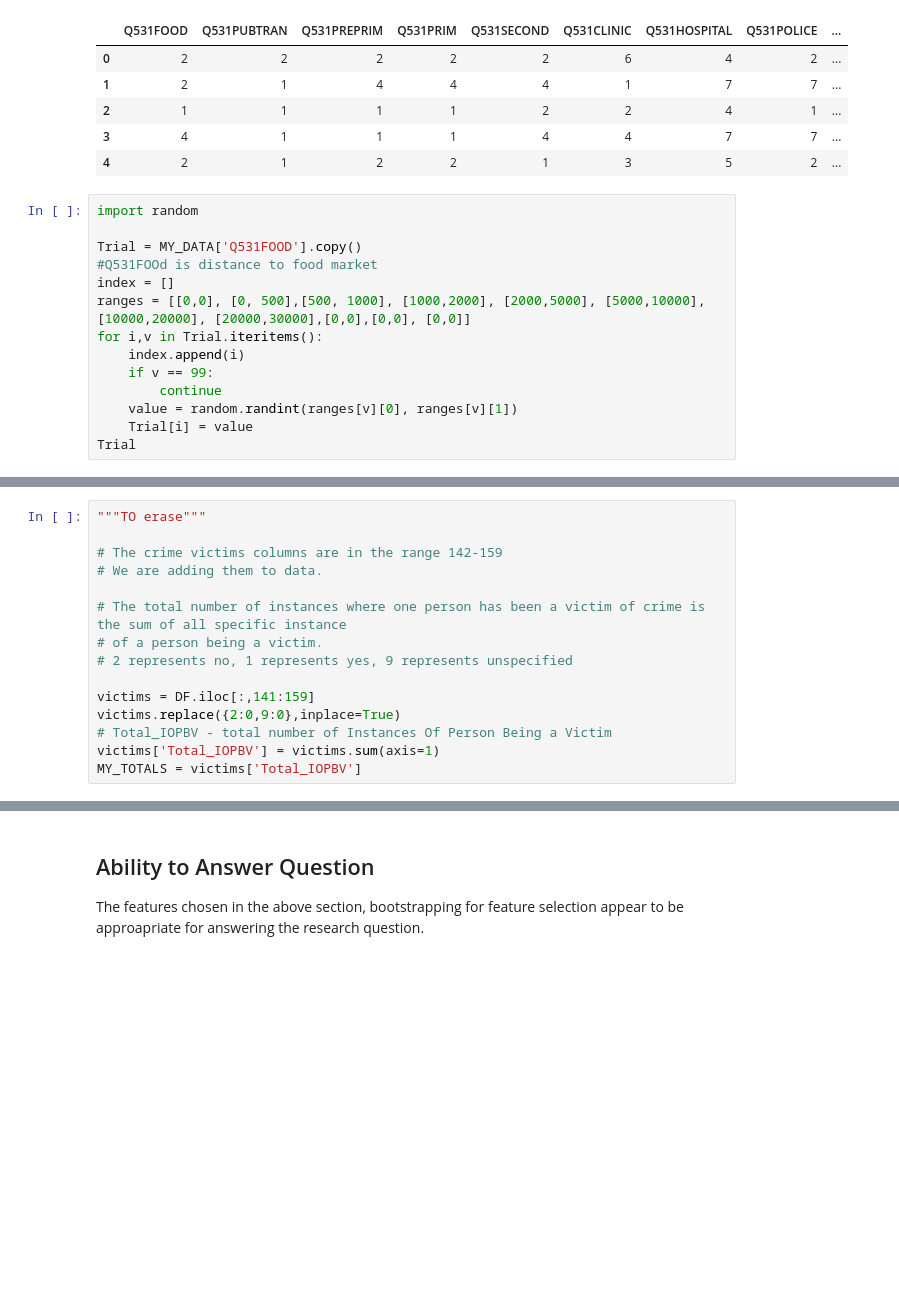
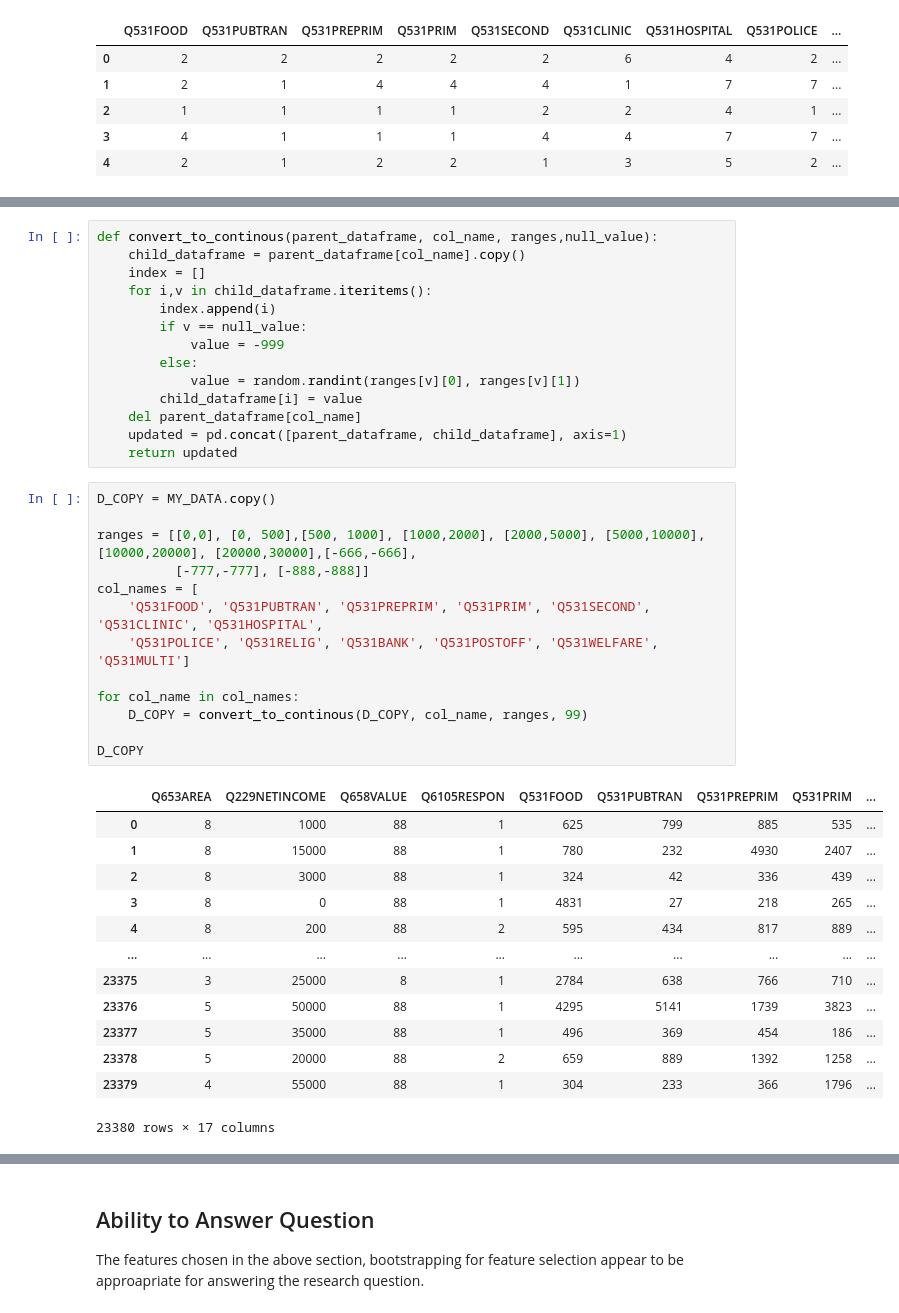
Before and after one commit to DonaldMbara/DAE-Project, a Jupyter notebook: Project_part1 (copy).ipynb, the cells around one changed output, grey strips where cells are left out. Drawn from its saved outputs; the diff is of its cells as text; blank space fills up the shorter version.

```diff
--- a/Project_part1 (copy).ipynb
+++ b/Project_part1 (copy).ipynb
@@ -427,17 +428,3 @@ MY_DATA.head()
 | 2 | 1 | 1 | 1 | 1 | 2 | 2 | 4 | 1 | ... |
 | 3 | 4 | 1 | 1 | 1 | 4 | 4 | 7 | 7 | ... |
 | 4 | 2 | 1 | 2 | 2 | 1 | 3 | 5 | 2 | ... |
-# %%
-import random
-
-Trial = MY_DATA['Q531FOOD'].copy()
-#Q531FOOd is distance to food market
-index = []
-ranges = [[0,0], [0, 500],[500, 1000], [1000,2000], [2000,5000], [5000,10000], [10000,20000], [20000,30000],[0,0],[0,0], [0,0]]
-for i,v in Trial.iteritems():
-    index.append(i)
-    if v == 99:
-        continue
-    value = random.randint(ranges[v][0], ranges[v][1])
-    Trial[i] = value
-Trial
@@ -457,15 +431,41 @@ Name: Q531FOOD, Length: 23380, dtype: int64
-# %%
-"""TO erase"""
-
-# The crime victims columns are in the range 142-159
-# We are adding them to data.
-
-# The total number of instances where one person has been a victim of crime is the sum of all specific instance
-# of a person being a victim.
-# 2 represents no, 1 represents yes, 9 represents unspecified
-
-victims = DF.iloc[:,141:159]
-victims.replace({2:0,9:0},inplace=True)
-# Total_IOPBV - total number of Instances Of Person Being a Victim
-victims['Total_IOPBV'] = victims.sum(axis=1)
-MY_TOTALS = victims['Total_IOPBV']
+# %%
+def convert_to_continous(parent_dataframe, col_name, ranges,null_value):
+    child_dataframe = parent_dataframe[col_name].copy()
+    index = []
+    for i,v in child_dataframe.iteritems():
+        index.append(i)
+        if v == null_value:
+            value = -999
+        else:
+            value = random.randint(ranges[v][0], ranges[v][1])
+        child_dataframe[i] = value
+    del parent_dataframe[col_name]
+    updated = pd.concat([parent_dataframe, child_dataframe], axis=1)
+    return updated
+# %%
+D_COPY = MY_DATA.copy()
+
+ranges = [[0,0], [0, 500],[500, 1000], [1000,2000], [2000,5000], [5000,10000], [10000,20000], [20000,30000],[-666,-666],
+          [-777,-777], [-888,-888]]
+col_names = [
+    'Q531FOOD', 'Q531PUBTRAN', 'Q531PREPRIM', 'Q531PRIM', 'Q531SECOND', 'Q531CLINIC', 'Q531HOSPITAL',
+    'Q531POLICE', 'Q531RELIG', 'Q531BANK', 'Q531POSTOFF', 'Q531WELFARE', 'Q531MULTI']
+
+for col_name in col_names:
+    D_COPY = convert_to_continous(D_COPY, col_name, ranges, 99)
+
+D_COPY
+# %% [output]
+|  | Q653AREA | Q229NETINCOME | Q658VALUE | Q6105RESPON | Q531FOOD | Q531PUBTRAN | Q531PREPRIM | Q531PRIM | ... |
+| 0 | 8 | 1000 | 88 | 1 | 625 | 799 | 885 | 535 | ... |
+| 1 | 8 | 15000 | 88 | 1 | 780 | 232 | 4930 | 2407 | ... |
+| 2 | 8 | 3000 | 88 | 1 | 324 | 42 | 336 | 439 | ... |
+| 3 | 8 | 0 | 88 | 1 | 4831 | 27 | 218 | 265 | ... |
+| 4 | 8 | 200 | 88 | 2 | 595 | 434 | 817 | 889 | ... |
+| ... | ... | ... | ... | ... | ... | ... | ... | ... | ... |
+| 23375 | 3 | 25000 | 8 | 1 | 2784 | 638 | 766 | 710 | ... |
+| 23376 | 5 | 50000 | 88 | 1 | 4295 | 5141 | 1739 | 3823 | ... |
+| 23377 | 5 | 35000 | 88 | 1 | 496 | 369 | 454 | 186 | ... |
+| 23378 | 5 | 20000 | 88 | 2 | 659 | 889 | 1392 | 1258 | ... |
+| 23379 | 4 | 55000 | 88 | 1 | 304 | 233 | 366 | 1796 | ... |
+23380 rows × 17 columns
```
Also changed, not shown: parts of 3 cells of this notebook.
